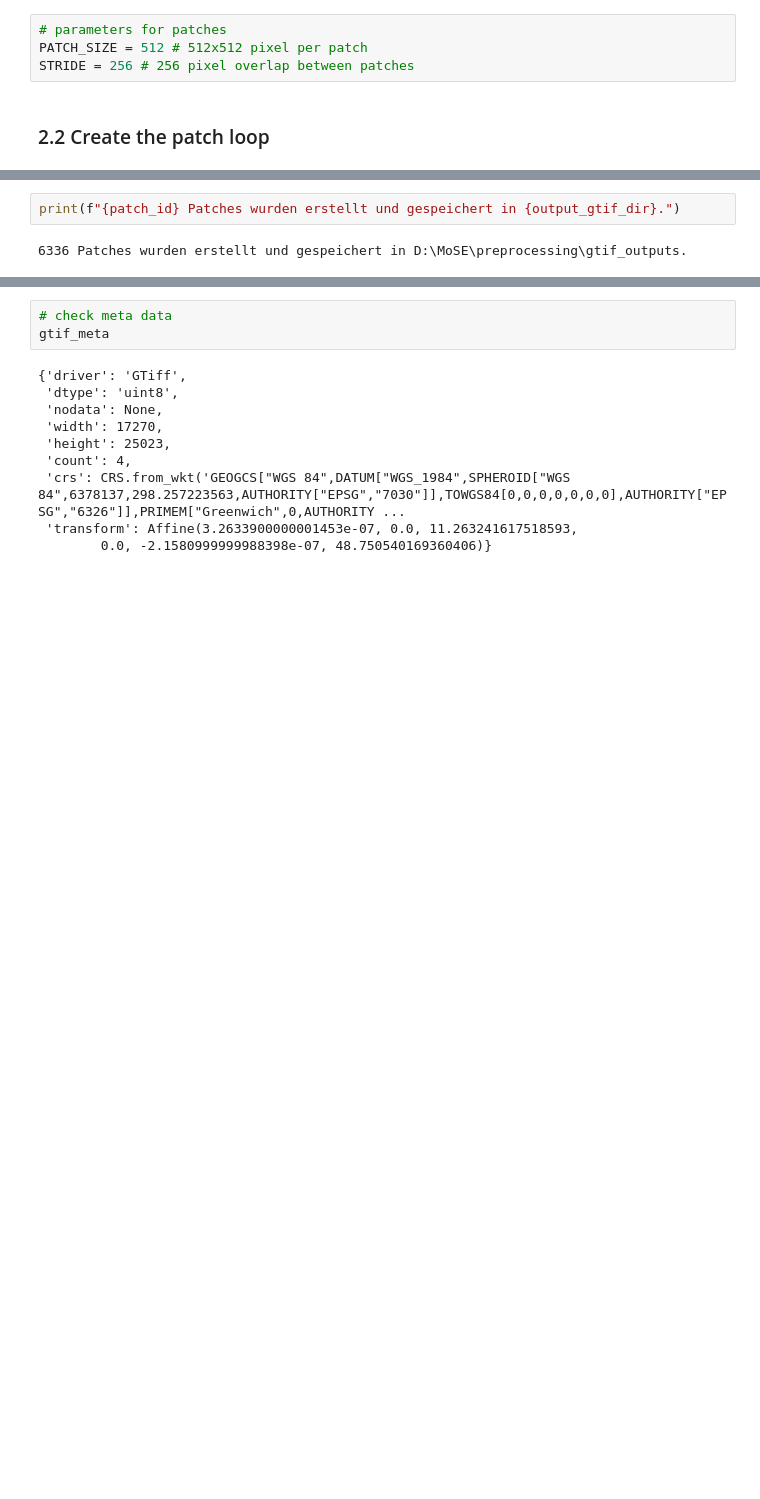
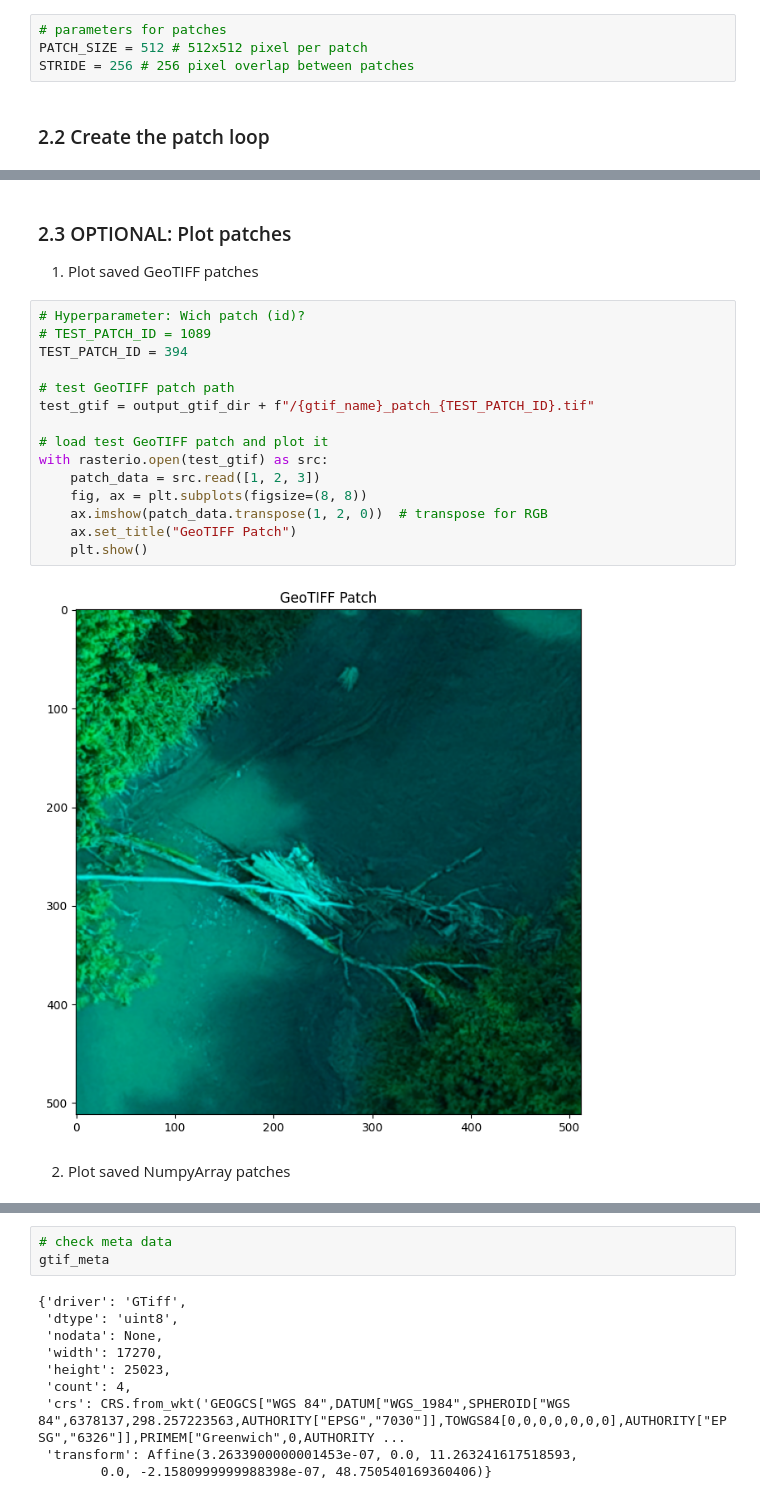
Before and after one commit to hiebschi/MoSE, a Jupyter notebook: preprocessing/preprocessing_data.ipynb, the cells around one changed output, grey strips where cells are left out. Drawn from its saved outputs; the diff is of its cells as text; blank space fills up the shorter version.

```diff
--- a/preprocessing/preprocessing_data.ipynb
+++ b/preprocessing/preprocessing_data.ipynb
@@ -141,4 +198,22 @@ KeyboardInterrupt:
-# %%
-print(f"{patch_id} Patches wurden erstellt und gespeichert in {output_gtif_dir}.")
-# %% [output]
-6336 Patches wurden erstellt und gespeichert in D:\MoSE\preprocessing\gtif_outputs.
+# %% [markdown]
+### 2.3 OPTIONAL: Plot patches
+1. Plot saved GeoTIFF patches
+# %%
+# Hyperparameter: Wich patch (id)?
+# TEST_PATCH_ID = 1089
+TEST_PATCH_ID = 394
+
+# test GeoTIFF patch path
+test_gtif = output_gtif_dir + f"/{gtif_name}_patch_{TEST_PATCH_ID}.tif"
+
+# load test GeoTIFF patch and plot it
+with rasterio.open(test_gtif) as src:
+    patch_data = src.read([1, 2, 3])
+    fig, ax = plt.subplots(figsize=(8, 8))
+    ax.imshow(patch_data.transpose(1, 2, 0))  # transpose for RGB
+    ax.set_title("GeoTIFF Patch")
+    plt.show()
+# %% [output]
+[figure, added]
+# %% [markdown]
+2. Plot saved NumpyArray patches
```
Also changed, not shown: parts of 17 cells of this notebook, 1 other file.
